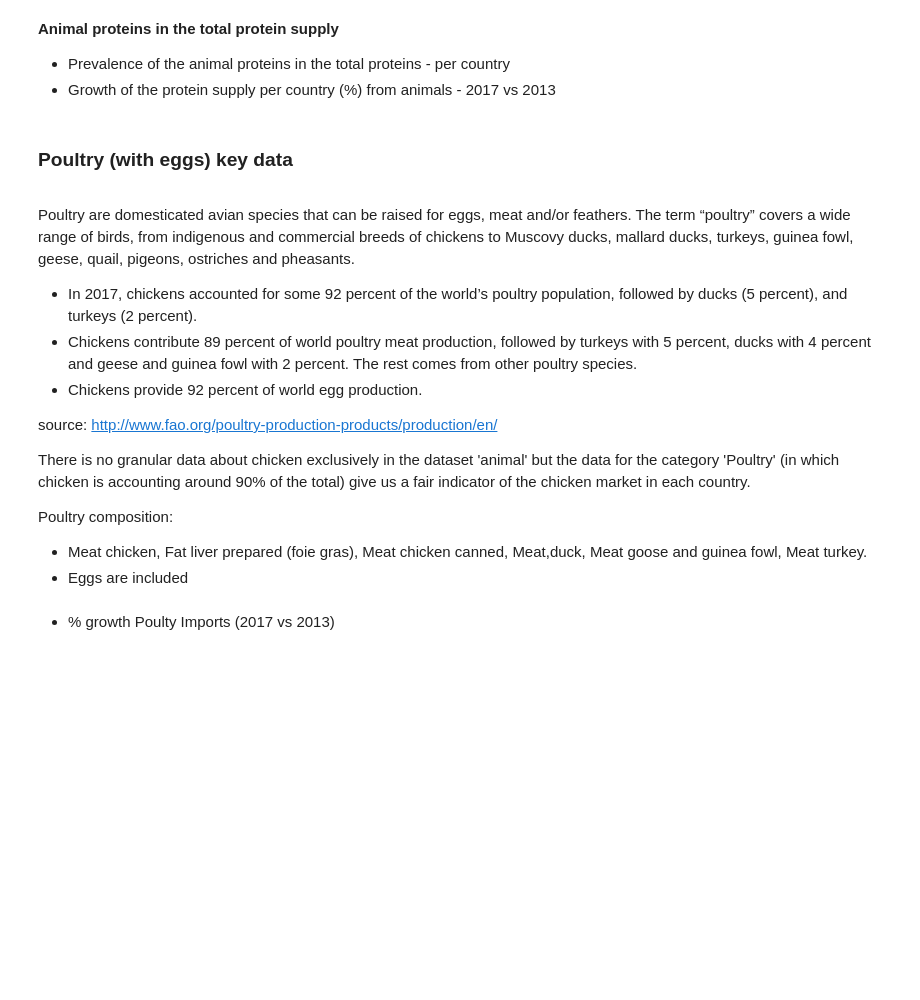
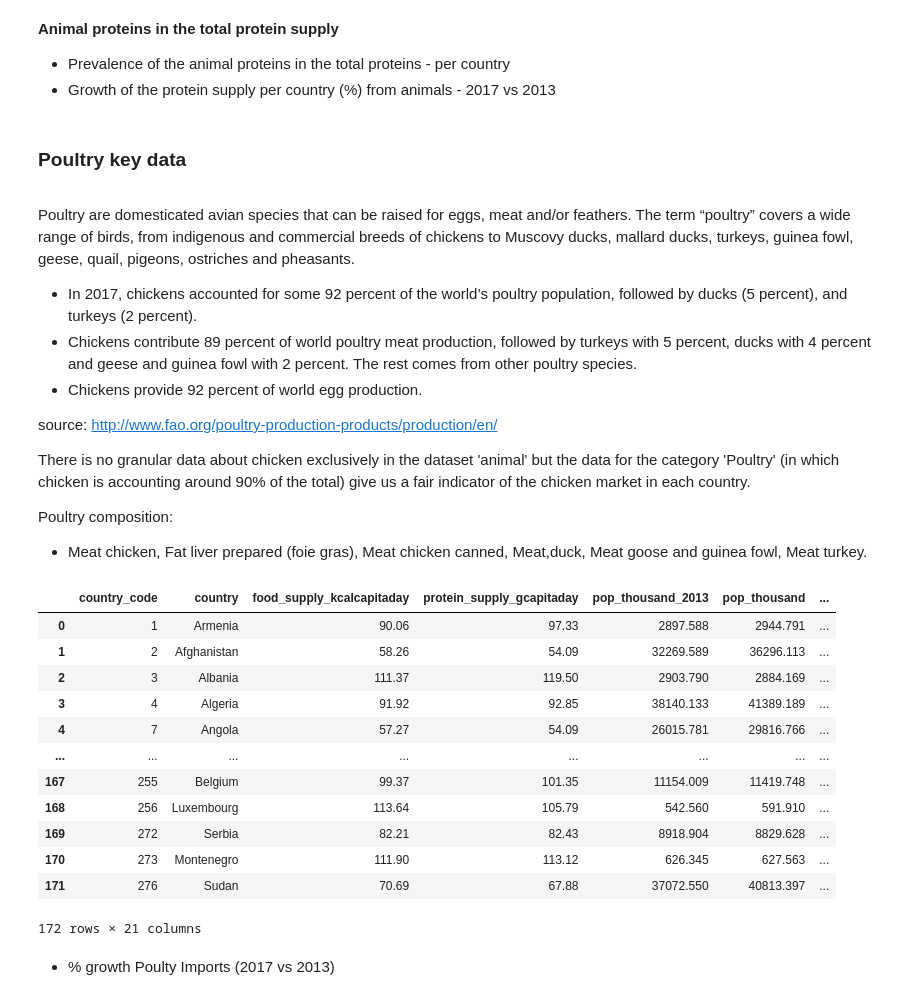
Before and after one commit to Michael-Orange/MarketStudy_ChickenExports_OC, a Jupyter notebook: P5_preparation.ipynb, the cells around one changed output. Cells and saved outputs as stored; diff of their text form; code cells hidden in the pictures; blank space fills up the shorter version.

```diff
--- a/P5_preparation.ipynb
+++ b/P5_preparation.ipynb
@@ -99,11 +104,11 @@ pop = pop.drop(["xx","xx2",'xx3','xx4','xx5', 'xx6', 'xx7','xx8', 'xx9', 'xx10',
 pop.reset_index(drop=True, inplace=True)
 
 data_country = pop.pivot_table(index=['country_code', 'country'], columns = ['year'], values=['population_total_thousand'])
-data_country.columns = ['pop_2013_thousand', 'pop_thousand']
+data_country.columns = ['pop_thousand_2013', 'pop_thousand']
 data_country.reset_index(inplace=True)
 
 #growth population
-data_country['pop_growth'] = (data_country['pop_thousand'] / data_country['pop_2013_thousand'] - 1) *100
+data_country['pop_growth'] = (data_country['pop_thousand'] / data_country['pop_thousand_2013'] - 1) *100
 # %% [markdown]
 <h3>Gross Domestic Product (GDP) per capita</h3><a id='gdp'></a>
 # %% [markdown]
@@ -231,7 +247,7 @@ data_country['protein_supply_kg'] = \
     data_country['protein_supply_gcapitaday']/1000 * NB_DAYS_YEAR *data_country['pop_thousand']*1000
 
 data_country['protein_supply_kg_2013'] = \
-    data_country['protein_supply_gcapitaday_2013']/1000 * NB_DAYS_YEAR *data_country['pop_2013_thousand']*1000
+    data_country['protein_supply_gcapitaday_2013']/1000 * NB_DAYS_YEAR *data_country['pop_thousand_2013']*1000
 # %%
 # protein supply from animals
 temp = data.loc[data['origin']=='animal'].pivot_table(index=['country_code', 'country'], columns=['year'],
@@ -242,7 +258,7 @@ temp.reset_index(inplace=True)
 data_country = pd.merge(data_country, temp, how='left')
 
 data_country['protein_supply_animal_kg_2013'] = \
-    data_country['protein_supply_animal_gcapitaday_2013']/1000 * NB_DAYS_YEAR *data_country['pop_2013_thousand']*1000
+    data_country['protein_supply_animal_gcapitaday_2013']/1000 * NB_DAYS_YEAR *data_country['pop_thousand_2013']*1000
 
 data_country['protein_supply_animal_kg'] = \
     data_country['protein_supply_animal_gcapitaday']/1000 * NB_DAYS_YEAR *data_country['pop_thousand']*1000
@@ -264,7 +280,7 @@ data_country.drop(['protein_supply_animal_gcapitaday_2013', 'protein_supply_anim
                   'prevalence_protein_animal_2013', 'protein_supply_animal_gcapitaday'],
                   axis = 1, inplace=True)
 # %% [markdown]
-<h3>Poultry (with eggs) key data</h3><a id='poultry'></a>
+<h3>Poultry key data</h3><a id='poultry'></a>
 # %% [markdown]
 Poultry are domesticated avian species that can be raised for eggs, meat and/or feathers. The term “poultry” covers a wide range of birds, from indigenous and commercial breeds of chickens to Muscovy ducks, mallard ducks, turkeys, guinea fowl, geese, quail, pigeons, ostriches and pheasants.
 
@@ -278,21 +294,37 @@ There is no granular data about chicken exclusively in the dataset 'animal' but
 
 Poultry composition:
 - Meat chicken, Fat liver prepared (foie gras), Meat chicken canned, Meat,duck, Meat goose and guinea fowl, Meat turkey.
-- Eggs are included
 # %%
-temp = data.loc[(data['item'] == 'Poultry Meat')|(data['item'] == 'Eggs')].pivot_table(index=['country_code', 'country'], columns=['year'], \
-                                                            values=['domestic_supply_quantity','production', 'import_quantity'], aggfunc=sum)
+temp = data.loc[data['item'] == 'Poultry Meat'].pivot_table(index=['country_code', 'country'], columns=['year'], \
+                                                            values=['domestic_supply_quantity','production', 'import_quantity', 'export_quantity'], aggfunc=sum)
 
-temp.columns = ['domestic_supply_poultry_tons_2013', 'domestic_supply_poultry_tons', \
-                'production_poultry_tons_2013', 'production_poultry_tons', 'import_poultry_tons_2013', 'import_poultry_tons']
+temp.columns = ['domestic_supply_poultry_tons_2013', 'domestic_supply_poultry_tons',
+                'production_poultry_tons_2013', 'production_poultry_tons', 'import_poultry_tons_2013', 'import_poultry_tons', 'export_poultry_tons_2013',
+                'export_poultry_tons']
 
 temp.reset_index(inplace=True)
 
 #convert 1000 tons to tons
-for z in temp.iloc[:, [2,3,4,5,6,7]].columns:
+for z in temp.iloc[:, [2,3,4,5,6,7, 8, 9]].columns:
     temp[str(z)] = temp[str(z)] * 1000
 
 data_country = pd.merge(data_country, temp, how='left')
+# %%
+data_country
+# %% [output]
+|  | country_code | country | food_supply_kcalcapitaday | protein_supply_gcapitaday | pop_thousand_2013 | pop_thousand | ... |
+| 0 | 1 | Armenia | 90.06 | 97.33 | 2897.588 | 2944.791 | ... |
+| 1 | 2 | Afghanistan | 58.26 | 54.09 | 32269.589 | 36296.113 | ... |
+| 2 | 3 | Albania | 111.37 | 119.50 | 2903.790 | 2884.169 | ... |
+| 3 | 4 | Algeria | 91.92 | 92.85 | 38140.133 | 41389.189 | ... |
+| 4 | 7 | Angola | 57.27 | 54.09 | 26015.781 | 29816.766 | ... |
+| ... | ... | ... | ... | ... | ... | ... | ... |
+| 167 | 255 | Belgium | 99.37 | 101.35 | 11154.009 | 11419.748 | ... |
+| 168 | 256 | Luxembourg | 113.64 | 105.79 | 542.560 | 591.910 | ... |
+| 169 | 272 | Serbia | 82.21 | 82.43 | 8918.904 | 8829.628 | ... |
+| 170 | 273 | Montenegro | 111.90 | 113.12 | 626.345 | 627.563 | ... |
+| 171 | 276 | Sudan | 70.69 | 67.88 | 37072.550 | 40813.397 | ... |
+172 rows × 21 columns
 # %% [markdown]
 - % growth Poulty Imports (2017 vs 2013)
 # %%
```
Also changed, not shown: parts of 25 cells of this notebook, 5 other files.
